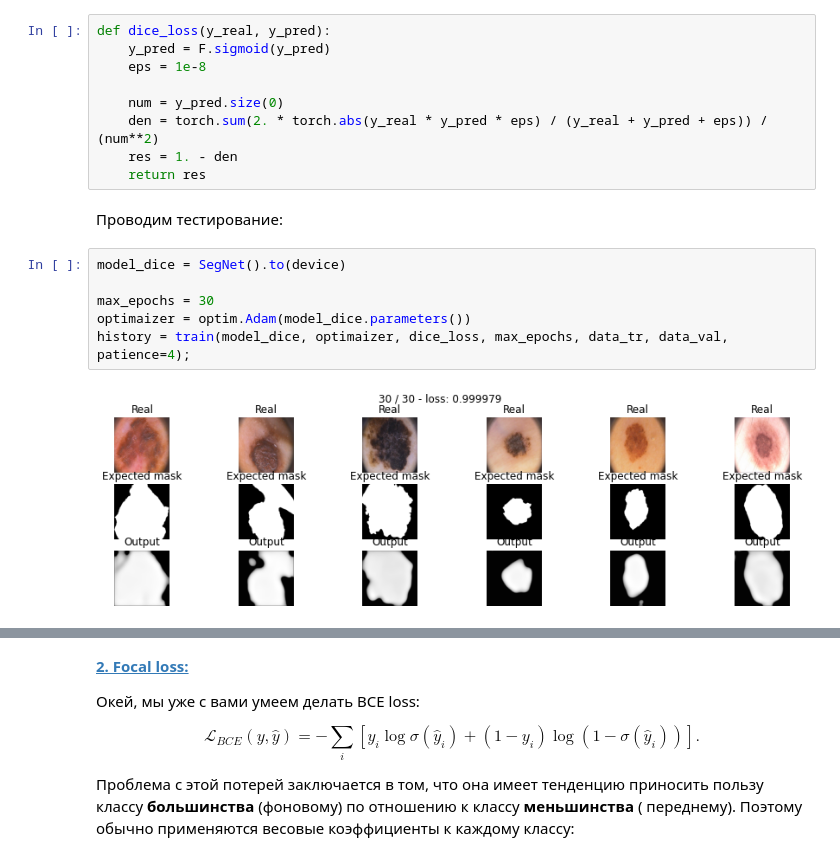
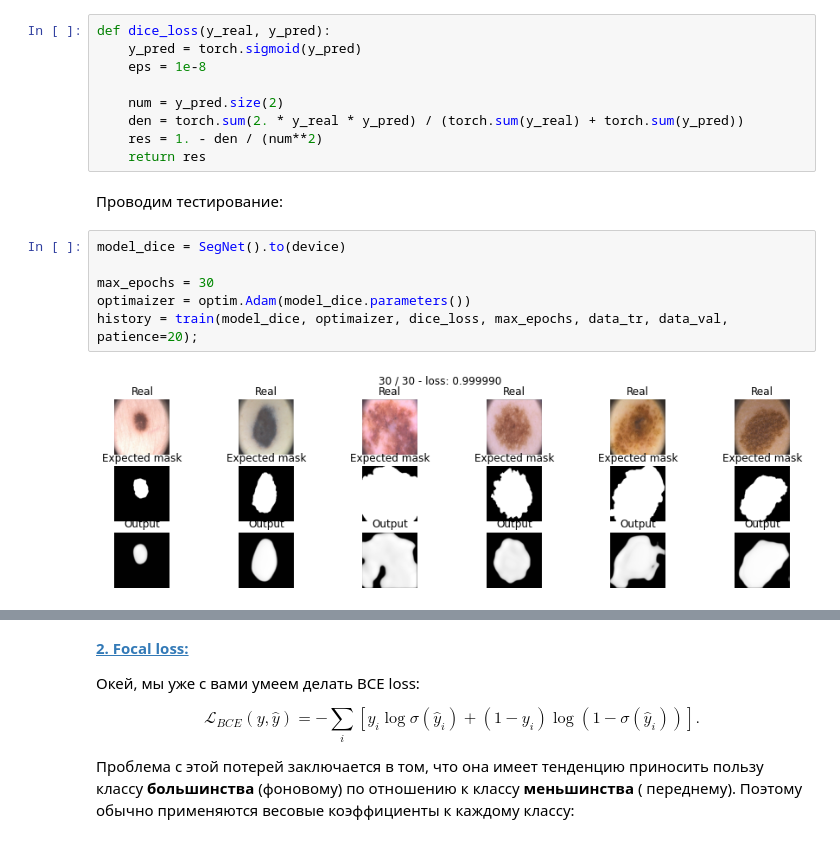
Before and after one commit to LevPerla/DLS_CV_Course, a Jupyter notebook: homeworks_2/[hw]semantic_segmentation.ipynb, the cells around one changed output, grey strips where cells are left out. Saved outputs shown, nothing was run; the diff lists cells and outputs as text.

```diff
--- a/homeworks_2/[hw]semantic_segmentation.ipynb
+++ b/homeworks_2/[hw]semantic_segmentation.ipynb
@@ -468,23 +468,23 @@ $$\mathcal L_D(X,Y) = 1-\frac{1}{256 \times 256} \times \sum_i\frac{2X_iY_i}{X_i
 Не забудьте подумать о численной нестабильности, возникаемой в математической формуле.
 # %%
 def dice_loss(y_real, y_pred):
-    y_pred = F.sigmoid(y_pred)
+    y_pred = torch.sigmoid(y_pred)
     eps = 1e-8
 
-    num = y_pred.size(0)
-    den = torch.sum(2. * torch.abs(y_real * y_pred * eps) / (y_real + y_pred + eps)) / (num**2)
-    res = 1. - den
+    num = y_pred.size(2)
+    den = torch.sum(2. * y_real * y_pred) / (torch.sum(y_real) + torch.sum(y_pred))
+    res = 1. - den / (num**2)
     return res
 # %% [markdown]
 Проводим тестирование:
 # %%
 model_dice = SegNet().to(device)
 
 max_epochs = 30
 optimaizer = optim.Adam(model_dice.parameters())
-history = train(model_dice, optimaizer, dice_loss, max_epochs, data_tr, data_val, patience=4);
+history = train(model_dice, optimaizer, dice_loss, max_epochs, data_tr, data_val, patience=20);
 # %% [output]
-[figure, old version]
+[figure, new version]
 # %%
 score_model(model_dice, iou_pytorch, data_val, threshold=0.5)
 # %% [output]
```
Also changed, not shown: parts of 6 cells of this notebook.
